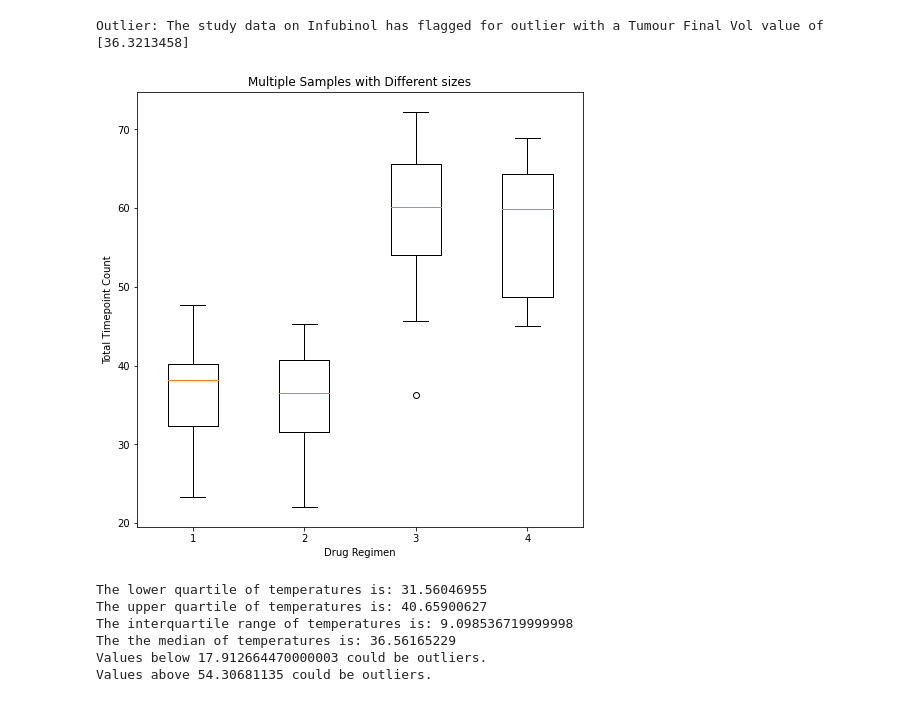
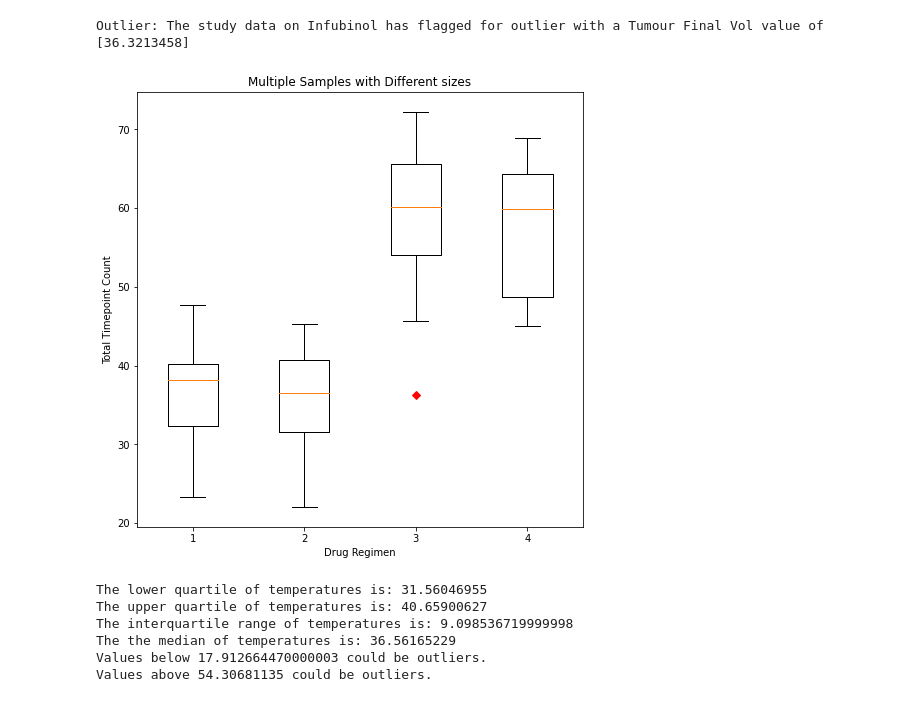
Before and after one commit to rajivwick/HomeWork--Matplotlib, a Jupyter notebook: Pymaceuticals/pymaceuticals_starter.ipynb, the cells around one changed output. Drawn from its saved outputs; the diff is of its cells as text; code cells hidden in the pictures.

```diff
--- a/Pymaceuticals/pymaceuticals_starter.ipynb
+++ b/Pymaceuticals/pymaceuticals_starter.ipynb
@@ -22,7 +25,8 @@ mouse_metadata = pd.read_csv(mouse_metadata_path)
 study_results = pd.read_csv(study_results_path)
 
 # Combine the data into a single dataset
-study_Data = pd.DataFrame(mouse_metadata.merge(study_results, on="Mouse ID"))
+raw_Data = pd.DataFrame(mouse_metadata.merge(study_results, on="Mouse ID"))
+study_Data = raw_Data
 # Display the data table for preview
 study_Data.rename(columns={'Age_months':'Age (Months)'}, inplace = True)
 study_Data.head()
@@ -359,11 +362,13 @@ treatments = ["Capomulin", "Ramicane", "Infubinol","Ceftamin"]
 
 # Create empty list to fill with tumour vol data (for plotting)
 tumour_Vol_Data = []
-
+total_Outliers = []
 for drug in treatments:
-
+    # Save into our empty list a Dataframe with the data that meets the conditions: 'Drug Regimen' = drug, drug is gained from our treatments list
     tumour_Vol_Data.append((study_Data_T0.loc[study_Data_T0["Drug Regimen"] == drug, ["Tumour Final Vol"]]))
 
+# For i in the length of the list we created of the Drug Regimens we are seeking analysis on:
+# Computing interquartile ranges and checking for outliers
 
 for i in range(len(treatments)):
 
@@ -379,21 +384,25 @@ for i in range(len(treatments)):
     outlier_data
     outlier_occupancy = outlier_data.loc[(outlier_data['Tumour Final Vol'] < lower_bound) | (outlier_data['Tumour Final Vol'] > upper_bound)]
 
+    #Store the Outlier information, incase we need to access it again later.
+    total_Outliers.append(outlier_occupancy)
+
+    #Print to terminal any outliers we find in the dataset
     if len(outlier_occupancy) > 0:
          print(f'Outlier: The study data on {treatments[i]} has flagged for outlier with a Tumour Final Vol value of {outlier_occupancy["Tumour Final Vol"].values}')
 # %% [output]
 Outlier: The study data on Infubinol has flagged for outlier with a Tumour Final Vol value of [36.3213458]
 # %%
-data2 = []
+data = []
 for i in range(len(tumour_Vol_Data)):
-    data2.append(tumour_Vol_Data[i]["Tumour Final Vol"])
-
+    data.append(tumour_Vol_Data[i]["Tumour Final Vol"])
+plt.rcParams["figure.figsize"] = (8,8)
 fig7, ax7 = plt.subplots()
 ax7.set_title('Multiple Samples with Different sizes')
-ax7.boxplot(data2)
+ax7.boxplot(data, 0,'rD')
 plt.ylabel('Total Timepoint Count')
 plt.xlabel('Drug Regimen')
 plt.show()
 # %% [output]
-[figure, old version]
+[figure, new version]
 # %%
```
Also changed, not shown: parts of 12 cells of this notebook, 1 other file.
